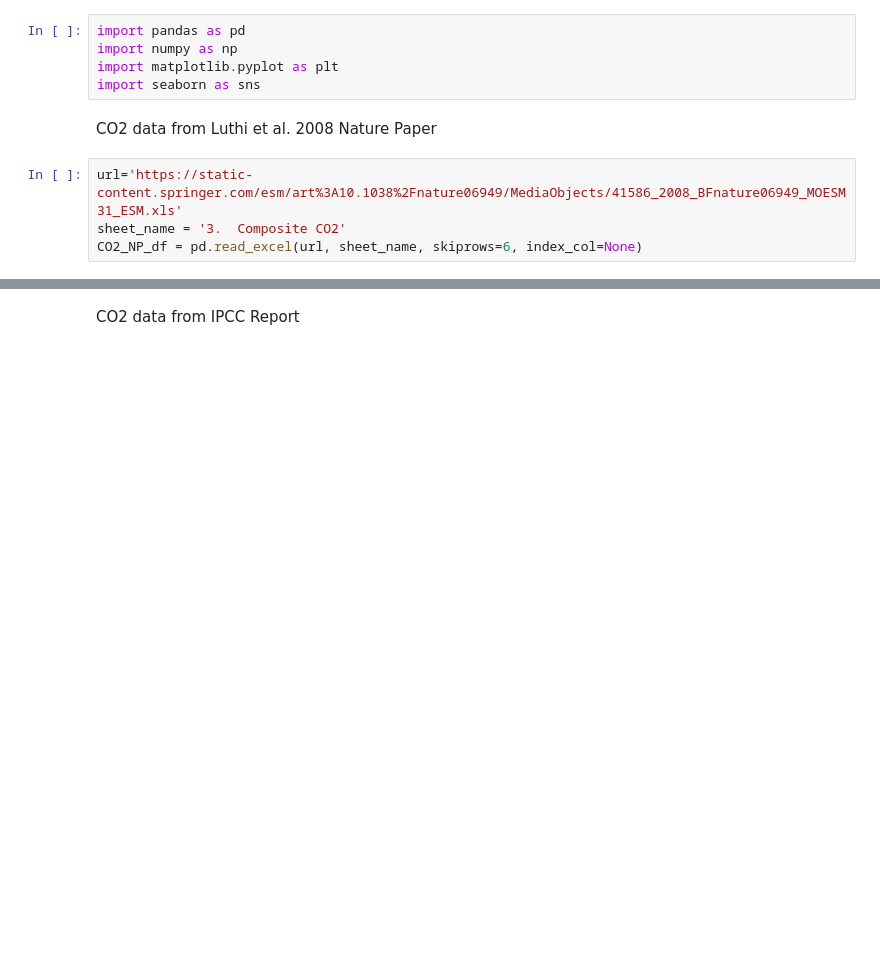
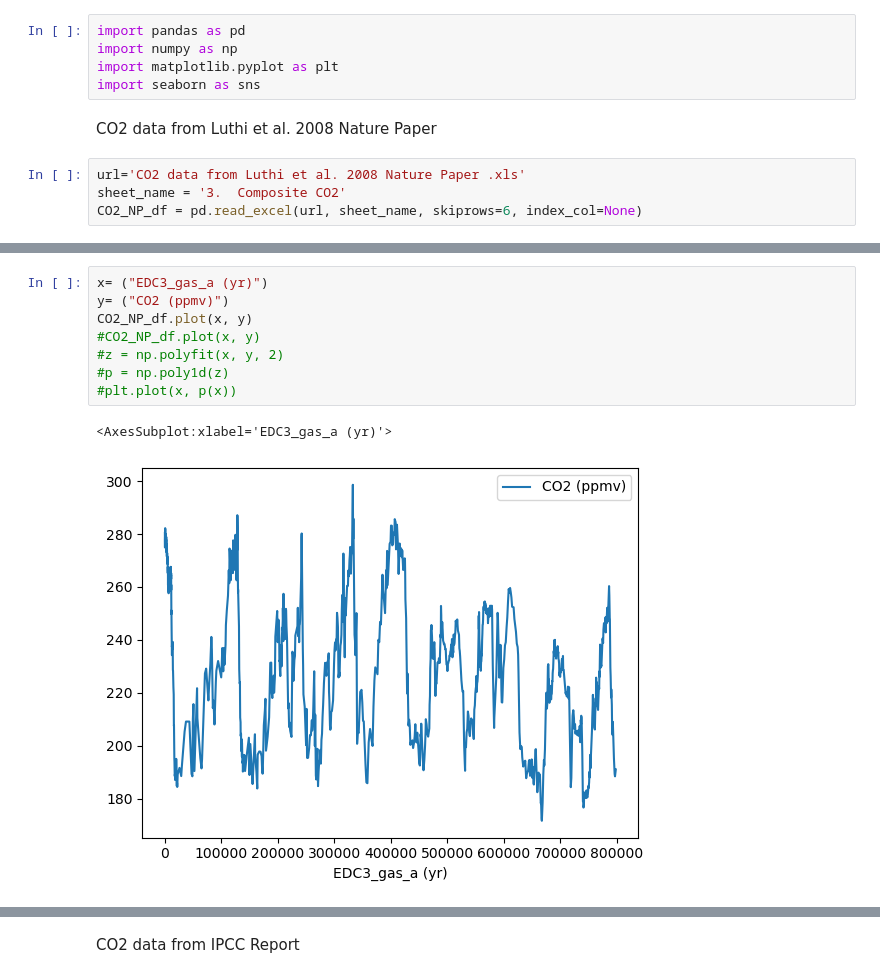
Before and after one commit to OlgaKnut/Programming-for-Data-Analysis-Project-2, a Jupyter notebook: pfda_project_2.ipynb, the cells around one changed output, grey strips where cells are left out. Cells and saved outputs as stored; diff of their text form; blank space fills up the shorter version.

Commit message:
plots

```diff
--- a/pfda_project_2.ipynb
+++ b/pfda_project_2.ipynb
@@ -9,7 +9,7 @@ import seaborn as sns
 # %% [markdown]
 CO2 data from Luthi et al. 2008 Nature Paper
 # %%
-url='https://static-content.springer.com/esm/art%3A10.1038%2Fnature06949/MediaObjects/41586_2008_BFnature06949_MOESM31_ESM.xls'
+url='CO2 data from Luthi et al. 2008 Nature Paper .xls'
 sheet_name = '3.  Composite CO2'
 CO2_NP_df = pd.read_excel(url, sheet_name, skiprows=6, index_col=None)
 # %%
@@ -19,0 +29,11 @@ print("shape:", CO2_NP_df.shape)
+# %%
+x= ("EDC3_gas_a (yr)")
+y= ("CO2 (ppmv)")
+CO2_NP_df.plot(x, y)
+#CO2_NP_df.plot(x, y)
+#z = np.polyfit(x, y, 2)
+#p = np.poly1d(z)
+#plt.plot(x, p(x))
+# %% [output]
+<AxesSubplot:xlabel='EDC3_gas_a (yr)'>
+[figure, added]
```
Also changed, not shown: parts of 25 cells of this notebook.
